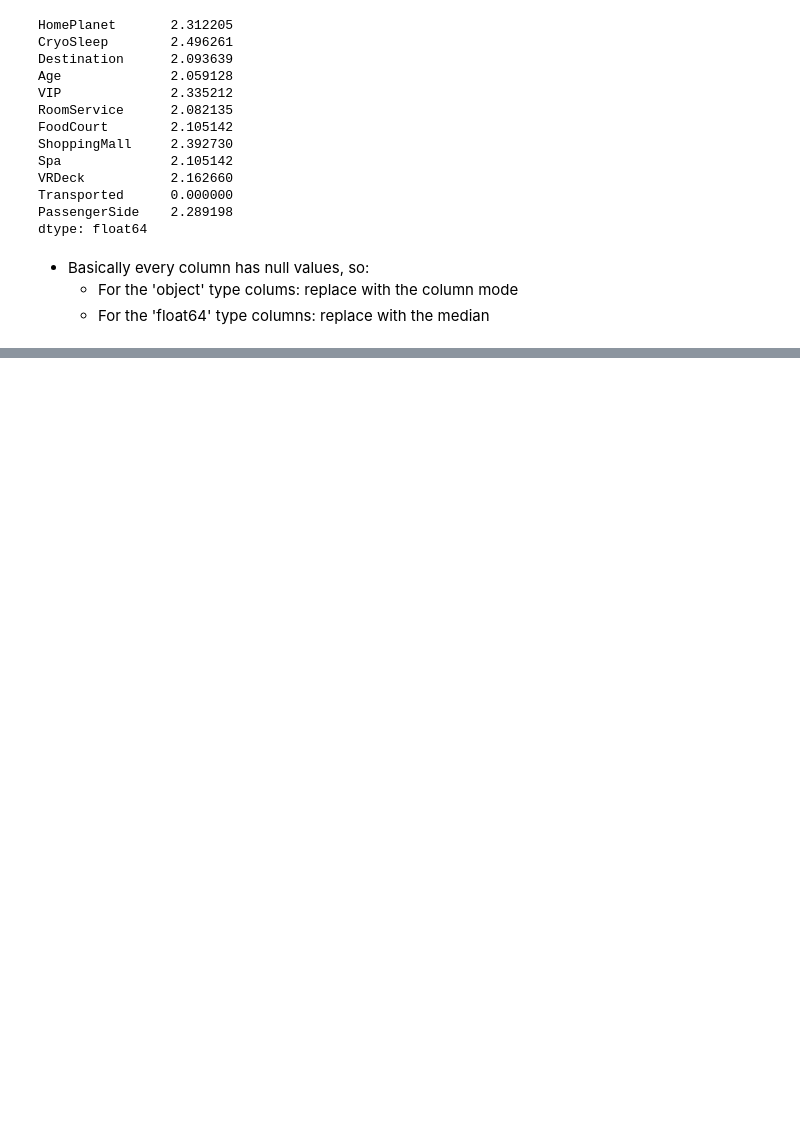
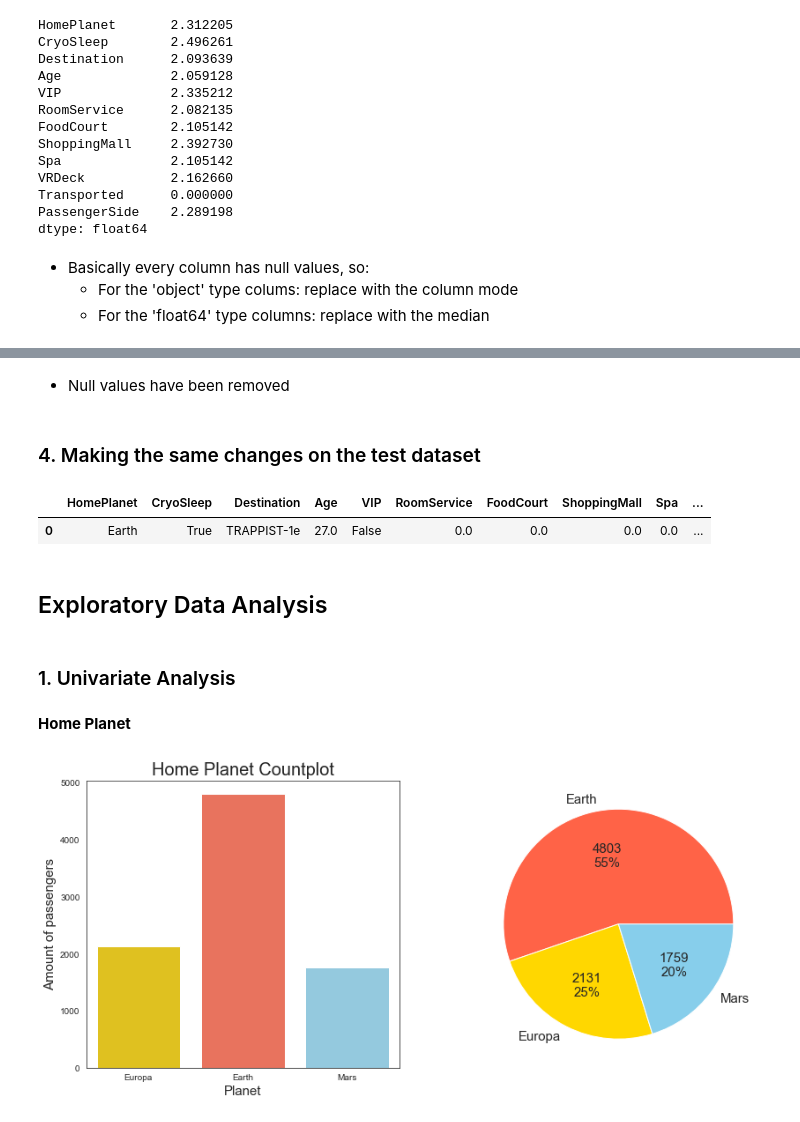
Before and after one commit to macedoti13/Spaceship-Titanic, a Jupyter notebook: TeleportedClassification.ipynb, the cells around one changed output, grey strips where cells are left out. Saved outputs shown, nothing was run; the diff lists cells and outputs as text; code cells hidden in the pictures; blank space fills up the shorter version.

```diff
--- a/TeleportedClassification.ipynb
+++ b/TeleportedClassification.ipynb
@@ -10,7 +10,7 @@ import numpy as np
 import matplotlib.pyplot as plt
 import seaborn as sns
 
-sns.set_style('darkgrid')
+sns.set_style('white')
 %matplotlib inline
 
 from sklearn.model_selection import train_test_split, cross_val_score, GridSearchCV
@@ -207,0 +272,36 @@ dtype: float64
+# %% [markdown]
+- Null values have been removed
+# %% [markdown]
+### 4. Making the same changes on the test dataset
+# %%
+df_test.drop(['PassengerId'], axis=1, inplace=True)
+df_test['PassengerSide'] = df_test.Cabin.str[-1]
+df_test.drop(['Cabin'], axis=1, inplace=True)
+df_test.drop('Name', axis=1, inplace=True
+null_filler(df_test)
+display(df_test.head(1))
+# %% [output]
+|  | HomePlanet | CryoSleep | Destination | Age | VIP | RoomService | FoodCourt | ShoppingMall | Spa | ... |
+| 0 | Earth | True | TRAPPIST-1e | 27.0 | False | 0.0 | 0.0 | 0.0 | 0.0 | ... |
+# %% [markdown]
+## Exploratory Data Analysis
+# %% [markdown]
+### 1. Univariate Analysis
+# %% [markdown]
+**Home Planet**
+# %%
+def label_function(val):
+    return f'{val / 100 * len(df_train):.0f}\n{val:.0f}%'
+
+fig, (ax1, ax2) = plt.subplots(1, 2, figsize=(14,6))
+sns.countplot(ax=ax1, data=df_train, x='HomePlanet', palette=['gold', 'tomato', 'skyblue'])
+ax1.set_title('Home Planet Countplot', size=20)
+ax1.set_ylabel('Amount of passengers', size=15)
+ax1.set_xlabel('Planet', size=15)
+df_train.groupby(['HomePlanet']).size().plot(kind='pie', ax=ax2, autopct=label_function,
+                                             labels=df_train.HomePlanet.value_counts().index,
+                                             textprops={'fontsize': 15}, colors=['tomato', 'gold', 'skyblue'])
+ax2.set_ylabel('')
+plt.show()
+# %% [output]
+[figure, added]
```
Also changed, not shown: parts of 3 cells of this notebook, 1 other file.
